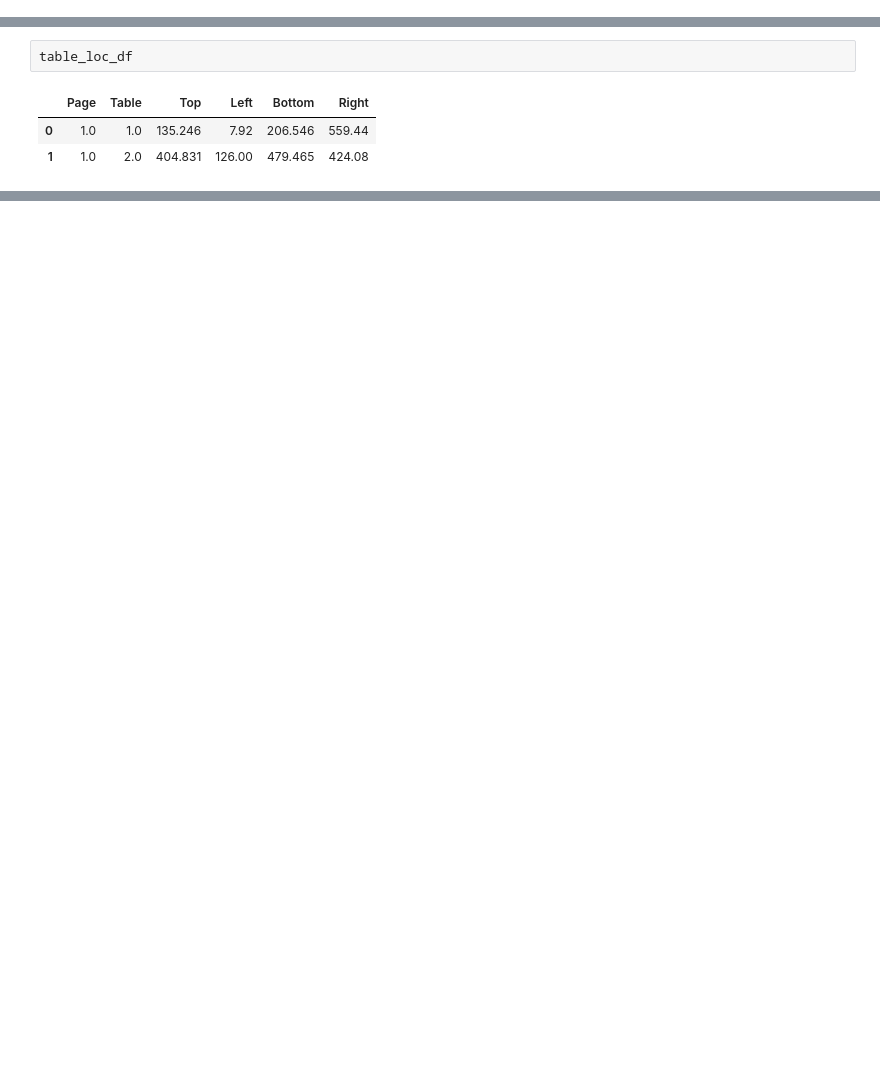
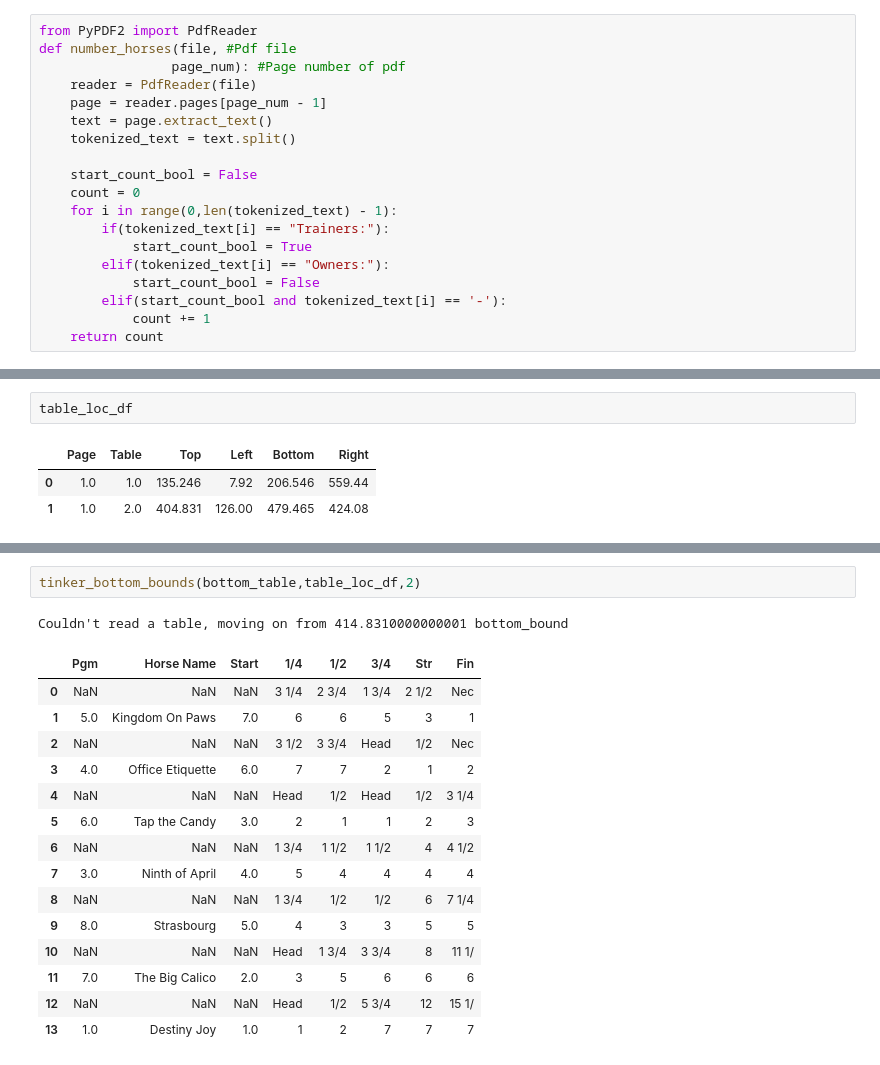
Before and after one commit to Jonhops1595/horse_racing_study, a Jupyter notebook: PDFScanner/tabula_table_parsing.ipynb, the cells around one changed output, grey strips where cells are left out. Cells and saved outputs as stored; diff of their text form; blank space fills up the shorter version.

```diff
--- a/PDFScanner/tabula_table_parsing.ipynb
+++ b/PDFScanner/tabula_table_parsing.ipynb
@@ -47,0 +50,19 @@ data
+# %%
+from PyPDF2 import PdfReader
+def number_horses(file, #Pdf file
+                 page_num): #Page number of pdf
+    reader = PdfReader(file)
+    page = reader.pages[page_num - 1]
+    text = page.extract_text()
+    tokenized_text = text.split()
+
+    start_count_bool = False
+    count = 0
+    for i in range(0,len(tokenized_text) - 1):
+        if(tokenized_text[i] == "Trainers:"):
+            start_count_bool = True
+        elif(tokenized_text[i] == "Owners:"):
+            start_count_bool = False
+        elif(start_count_bool and tokenized_text[i] == '-'):
+            count += 1
+    return count
@@ -198,0 +338,19 @@ bottom_table
+# %%
+tinker_bottom_bounds(bottom_table,table_loc_df,2)
+# %% [output]
+Couldn't read a table, moving on from 414.8310000000001 bottom_bound
+|  | Pgm | Horse Name | Start | 1/4 | 1/2 | 3/4 | Str | Fin |
+| 0 | NaN | NaN | NaN | 3 1/4 | 2 3/4 | 1 3/4 | 2 1/2 | Nec |
+| 1 | 5.0 | Kingdom On Paws | 7.0 | 6 | 6 | 5 | 3 | 1 |
+| 2 | NaN | NaN | NaN | 3 1/2 | 3 3/4 | Head | 1/2 | Nec |
+| 3 | 4.0 | Office Etiquette | 6.0 | 7 | 7 | 2 | 1 | 2 |
+| 4 | NaN | NaN | NaN | Head | 1/2 | Head | 1/2 | 3 1/4 |
+| 5 | 6.0 | Tap the Candy | 3.0 | 2 | 1 | 1 | 2 | 3 |
+| 6 | NaN | NaN | NaN | 1 3/4 | 1 1/2 | 1 1/2 | 4 | 4 1/2 |
+| 7 | 3.0 | Ninth of April | 4.0 | 5 | 4 | 4 | 4 | 4 |
+| 8 | NaN | NaN | NaN | 1 3/4 | 1/2 | 1/2 | 6 | 7 1/4 |
+| 9 | 8.0 | Strasbourg | 5.0 | 4 | 3 | 3 | 5 | 5 |
+| 10 | NaN | NaN | NaN | Head | 1 3/4 | 3 3/4 | 8 | 11 1/ |
+| 11 | 7.0 | The Big Calico | 2.0 | 3 | 5 | 6 | 6 | 6 |
+| 12 | NaN | NaN | NaN | Head | 1/2 | 5 3/4 | 12 | 15 1/ |
+| 13 | 1.0 | Destiny Joy | 1.0 | 1 | 2 | 7 | 7 | 7 |
```
Also changed, not shown: parts of 7 cells of this notebook.
